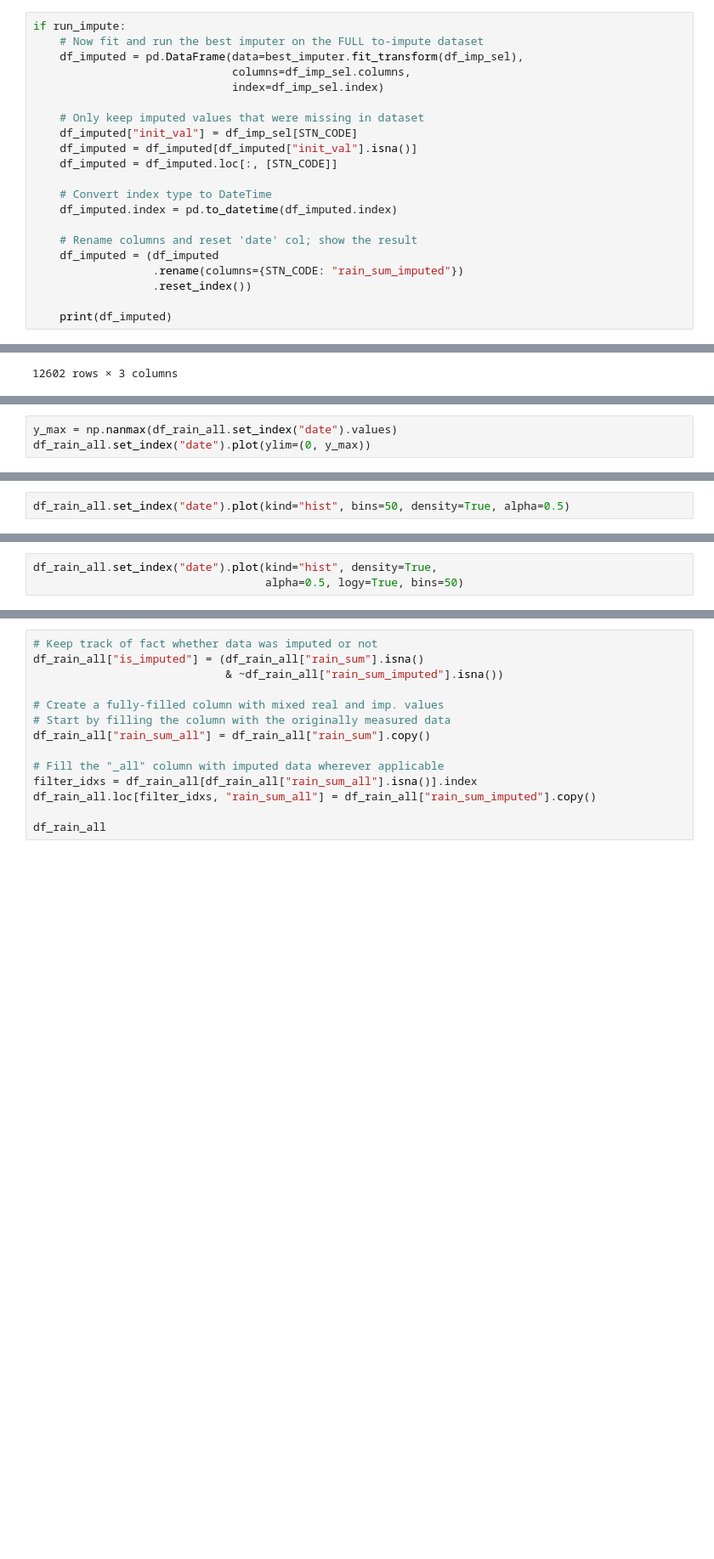
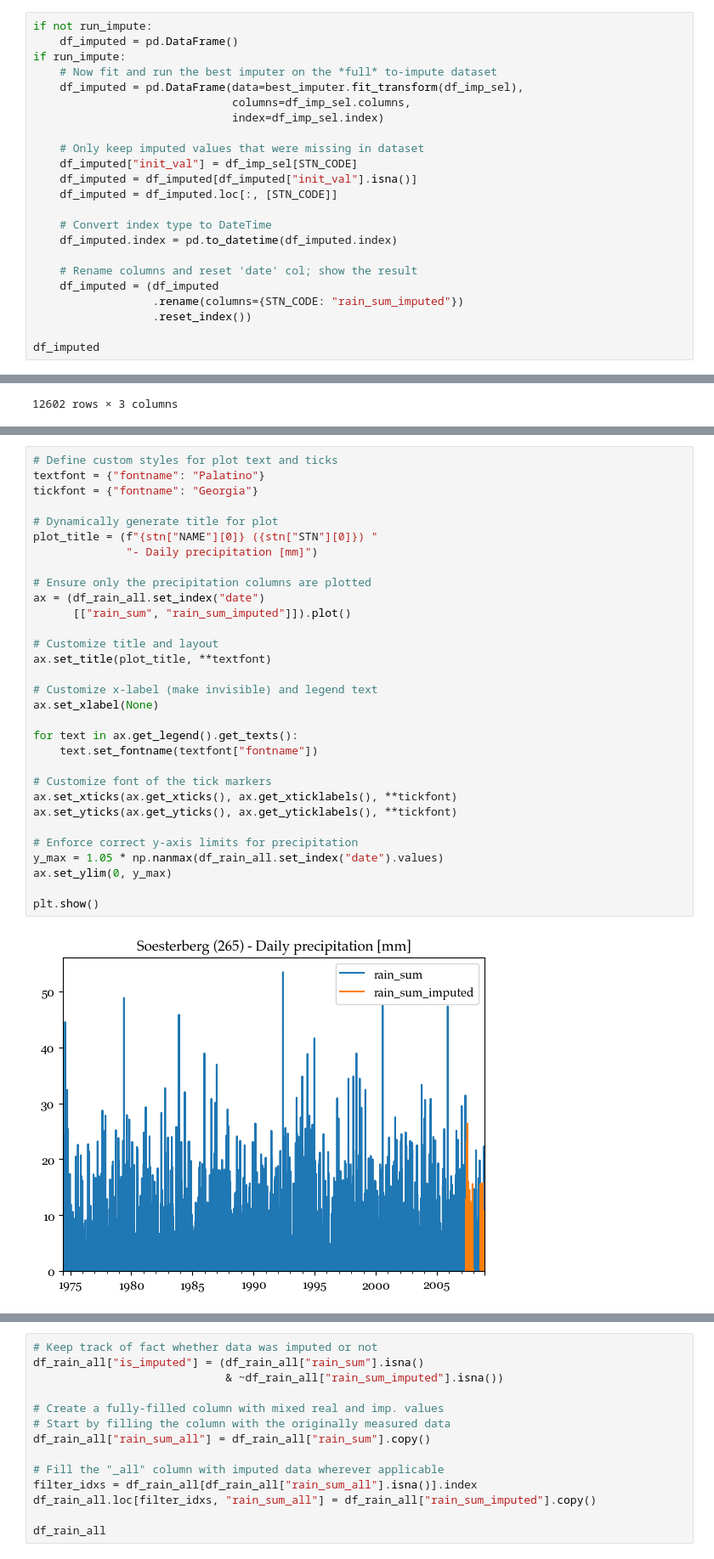
Before and after one commit to tomrooijakkers/data-science-portfolio, a Jupyter notebook: knmi-weather/03-knmi_drought_analysis.ipynb, the cells around one changed output, grey strips where cells are left out. Shown at 85% size. Saved outputs shown, nothing was run; the diff lists cells and outputs as text; blank space fills up the shorter version.

```diff
--- a/knmi-weather/03-knmi_drought_analysis.ipynb
+++ b/knmi-weather/03-knmi_drought_analysis.ipynb
@@ -697,6 +777,8 @@ date
 # %%
+if not run_impute:
+    df_imputed = pd.DataFrame()
 if run_impute:
-    # Now fit and run the best imputer on the FULL to-impute dataset
+    # Now fit and run the best imputer on the *full* to-impute dataset
     df_imputed = pd.DataFrame(data=best_imputer.fit_transform(df_imp_sel),
                               columns=df_imp_sel.columns,
                               index=df_imp_sel.index)
@@ -714,5 +796,5 @@ if run_impute:
                   .rename(columns={STN_CODE: "rain_sum_imputed"})
                   .reset_index())
 
-    print(df_imputed)
+df_imputed
 # %% [output]
@@ -779,3 +854,0 @@ df_rain_all
-# %%
-y_max = np.nanmax(df_rain_all.set_index("date").values)
-df_rain_all.set_index("date").plot(ylim=(0, y_max))
@@ -785,2 +854,0 @@ df_rain_all.set_index("date").plot(ylim=(0, y_max))
-# %%
-df_rain_all.set_index("date").plot(kind="hist", bins=50, density=True, alpha=0.5)
@@ -790,3 +854,0 @@ df_rain_all.set_index("date").plot(kind="hist", bins=50, density=True, alpha=0.5
-# %%
-df_rain_all.set_index("date").plot(kind="hist", density=True,
-                                   alpha=0.5, logy=True, bins=50)
@@ -797,0 +858,33 @@ df_rain_all.set_index("date").plot(kind="hist", density=True,
+# %%
+# Define custom styles for plot text and ticks
+textfont = {"fontname": "Palatino"}
+tickfont = {"fontname": "Georgia"}
+
+# Dynamically generate title for plot
+plot_title = (f"{stn["NAME"][0]} ({stn["STN"][0]}) "
+              "- Daily precipitation [mm]")
+
+# Ensure only the precipitation columns are plotted
+ax = (df_rain_all.set_index("date")
+      [["rain_sum", "rain_sum_imputed"]]).plot()
+
+# Customize title and layout
+ax.set_title(plot_title, **textfont)
+
+# Customize x-label (make invisible) and legend text
+ax.set_xlabel(None)
+
+for text in ax.get_legend().get_texts():
+    text.set_fontname(textfont["fontname"])
+
+# Customize font of the tick markers
+ax.set_xticks(ax.get_xticks(), ax.get_xticklabels(), **tickfont)
+ax.set_yticks(ax.get_yticks(), ax.get_yticklabels(), **tickfont)
+
+# Enforce correct y-axis limits for precipitation
+y_max = 1.05 * np.nanmax(df_rain_all.set_index("date").values)
+ax.set_ylim(0, y_max)
+
+plt.show()
+# %% [output]
+[figure, added]
```
Also changed, not shown: parts of 91 cells of this notebook, 2 other files.
